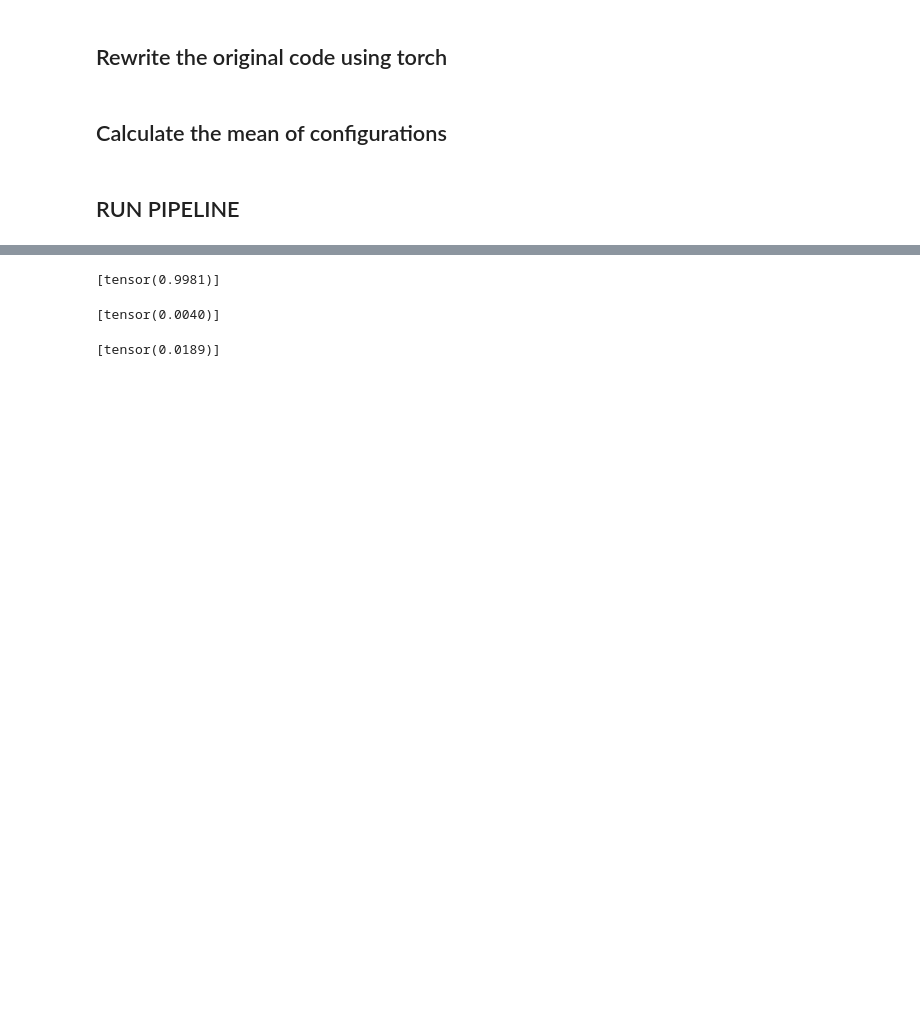
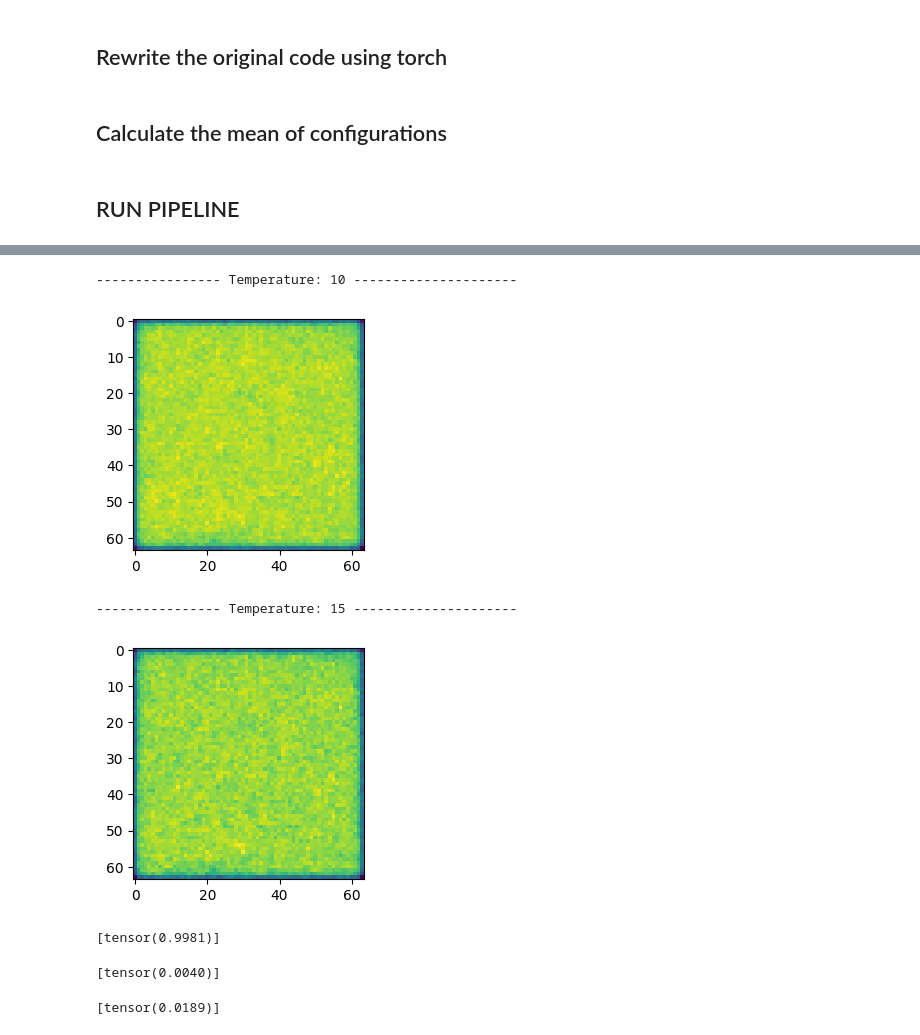
Before and after one commit to Jdss026/isin-models, a Jupyter notebook: notebooks/miller/2d_langevin_v3.ipynb, the cells around one changed output, grey strips where cells are left out. Saved outputs shown, nothing was run; the diff lists cells and outputs as text; code cells hidden in the pictures; blank space fills up the shorter version.

```diff
--- a/notebooks/miller/2d_langevin_v3.ipynb
+++ b/notebooks/miller/2d_langevin_v3.ipynb
@@ -138,3 +140,18 @@ for T in list_temperature:
+# %%
+for T in [10, 15]:
+  print(f"---------------- Temperature: {T} --------------------- ")
+  for realization in tqdm(range(N_real), desc="Processing", ncols=100, ascii=True):
+    u = torch.randn(Ng * Ng, 1, device=device)  # Initial data
+    integrate(L, u, T)    # simulate
+    # if realization % 10 ==0:
+      # print(f'Realization: {realization}')
+
+  mean_config = avg_realizations(master_list, Ng)
+# %% [output]
+---------------- Temperature: 10 ---------------------
+[figure, added]
+---------------- Temperature: 15 ---------------------
+[figure, added]
 # %%
 list_vev
 # %% [output]
```
Also changed, not shown: parts of 3 cells of this notebook.
